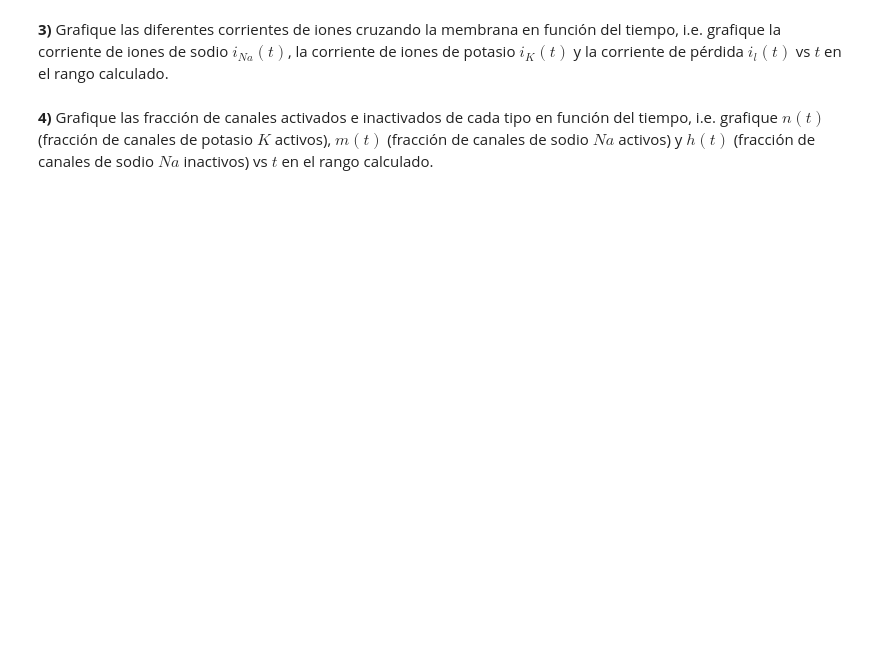
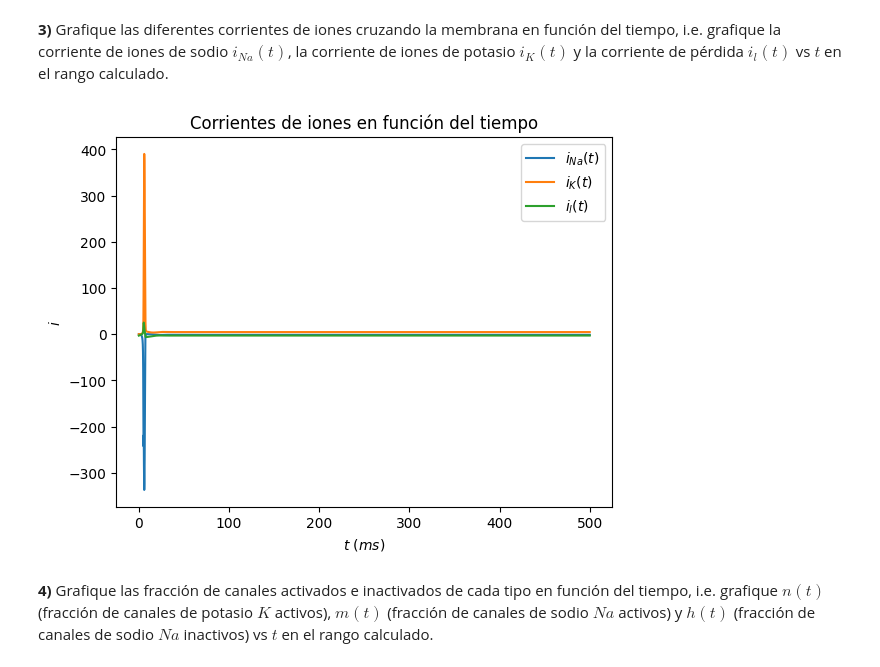
Before and after one commit to basbenja/RedesNeuronales-TrabajosPracticos, a Jupyter notebook: TP1/TrabajoPractico1.ipynb, the cells around one changed output. Drawn from its saved outputs; the diff is of its cells as text; code cells hidden in the pictures; blank space fills up the shorter version.

```diff
--- a/TP1/TrabajoPractico1.ipynb
+++ b/TP1/TrabajoPractico1.ipynb
@@ -506,4 +546,19 @@ plt.show()
 # %% [markdown]
 **3)** Grafique las diferentes corrientes de iones cruzando la membrana en función del tiempo, i.e. grafique  la corriente de iones de sodio $i_{Na}(t)$, la corriente de iones de potasio $i_K(t)$ y la corriente de pérdida $i_l(t)$ vs $t$ en el rango calculado.
+# %%
+i_nas = i_na(w, p)
+i_ks  = i_k (w, p)
+i_ls  = i_l (w, p)
+
+plt.xlabel('$t\ (ms)$')
+plt.ylabel('$i$')
+plt.plot(t, i_nas, label='$i_{Na}(t)$')
+plt.plot(t, i_ks,  label='$i_{K}(t)$')
+plt.plot(t, i_ls,  label='$i_{l}(t)$')
+plt.title("Corrientes de iones en función del tiempo")
+plt.legend()
+plt.show()
+# %% [output]
+[figure, added]
 # %% [markdown]
 **4)** Grafique las fracción de canales activados e inactivados de cada tipo en función del tiempo, i.e. grafique $n(t)$ (fracción de canales de potasio $K$ activos), $m(t)$ (fracción de canales de sodio $Na$ activos) y $h(t)$ (fracción de canales de sodio $Na$ inactivos) vs $t$ en el rango calculado.
```
Also changed, not shown: parts of 20 cells of this notebook.
